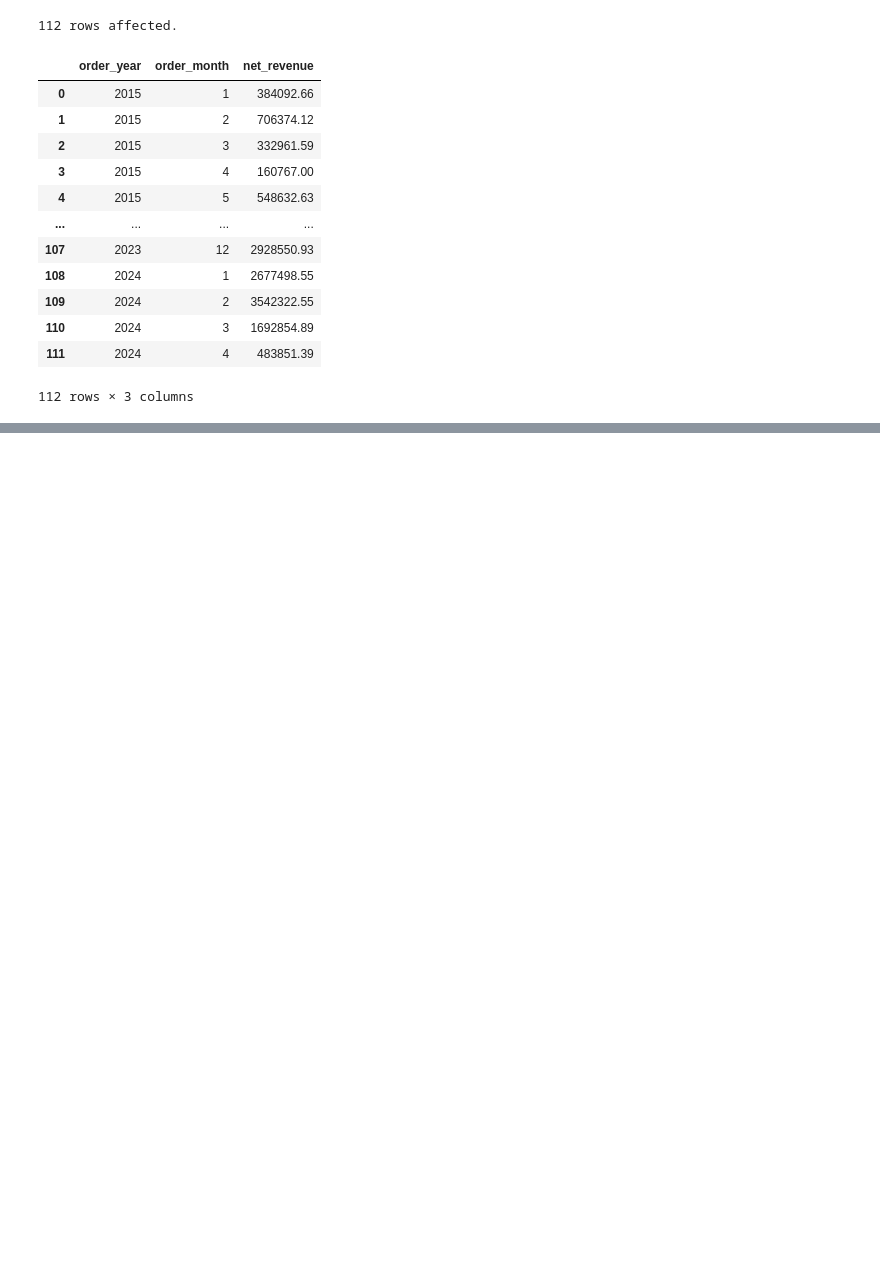
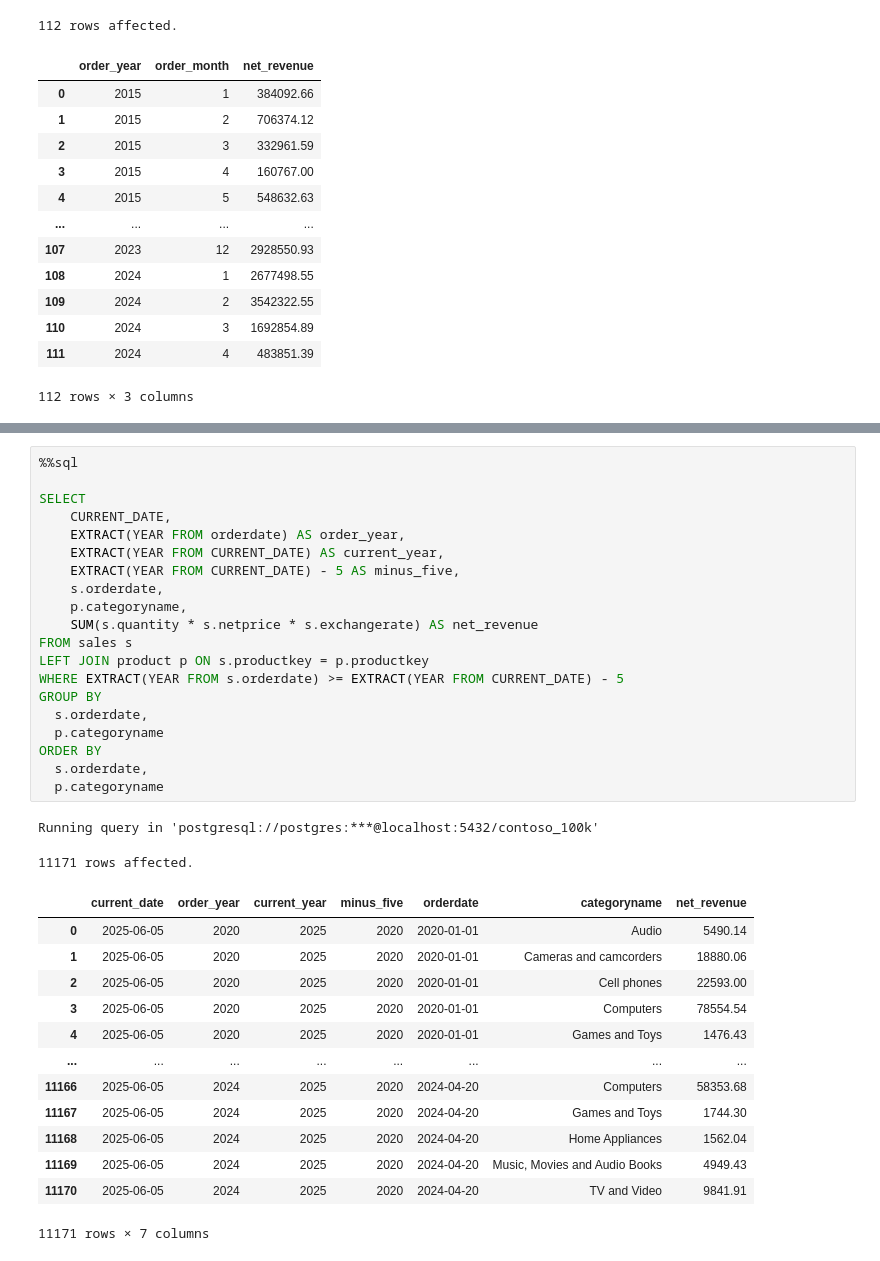
Before and after one commit to muva8496/The-Great-Thing, a Jupyter notebook: Resources/Blank_SQL_Notebook.ipynb, the cells around one changed output, grey strips where cells are left out. Saved outputs shown, nothing was run; the diff lists cells and outputs as text; blank space fills up the shorter version.

```diff
--- a/Resources/Blank_SQL_Notebook.ipynb
+++ b/Resources/Blank_SQL_Notebook.ipynb
@@ -141,0 +160,36 @@ Running query in 'postgresql://postgres:***@localhost:5432/contoso_100k'
+# %%
+%%sql
+
+SELECT
+    CURRENT_DATE,
+    EXTRACT(YEAR FROM orderdate) AS order_year,
+    EXTRACT(YEAR FROM CURRENT_DATE) AS current_year,
+    EXTRACT(YEAR FROM CURRENT_DATE) - 5 AS minus_five,
+    s.orderdate,
+    p.categoryname,
+    SUM(s.quantity * s.netprice * s.exchangerate) AS net_revenue
+FROM sales s
+LEFT JOIN product p ON s.productkey = p.productkey
+WHERE EXTRACT(YEAR FROM s.orderdate) >= EXTRACT(YEAR FROM CURRENT_DATE) - 5
+GROUP BY
+  s.orderdate,
+  p.categoryname
+ORDER BY
+  s.orderdate,
+  p.categoryname
+# %% [output]
+Running query in 'postgresql://postgres:***@localhost:5432/contoso_100k'
+11171 rows affected.
+|  | current_date | order_year | current_year | minus_five | orderdate | categoryname | net_revenue |
+| 0 | 2025-06-05 | 2020 | 2025 | 2020 | 2020-01-01 | Audio | 5490.14 |
+| 1 | 2025-06-05 | 2020 | 2025 | 2020 | 2020-01-01 | Cameras and camcorders | 18880.06 |
+| 2 | 2025-06-05 | 2020 | 2025 | 2020 | 2020-01-01 | Cell phones | 22593.00 |
+| 3 | 2025-06-05 | 2020 | 2025 | 2020 | 2020-01-01 | Computers | 78554.54 |
+| 4 | 2025-06-05 | 2020 | 2025 | 2020 | 2020-01-01 | Games and Toys | 1476.43 |
+| ... | ... | ... | ... | ... | ... | ... | ... |
+| 11166 | 2025-06-05 | 2024 | 2025 | 2020 | 2024-04-20 | Computers | 58353.68 |
+| 11167 | 2025-06-05 | 2024 | 2025 | 2020 | 2024-04-20 | Games and Toys | 1744.30 |
+| 11168 | 2025-06-05 | 2024 | 2025 | 2020 | 2024-04-20 | Home Appliances | 1562.04 |
+| 11169 | 2025-06-05 | 2024 | 2025 | 2020 | 2024-04-20 | Music, Movies and Audio Books | 4949.43 |
+| 11170 | 2025-06-05 | 2024 | 2025 | 2020 | 2024-04-20 | TV and Video | 9841.91 |
+11171 rows × 7 columns
```
Also changed, not shown: parts of 2 cells of this notebook.
